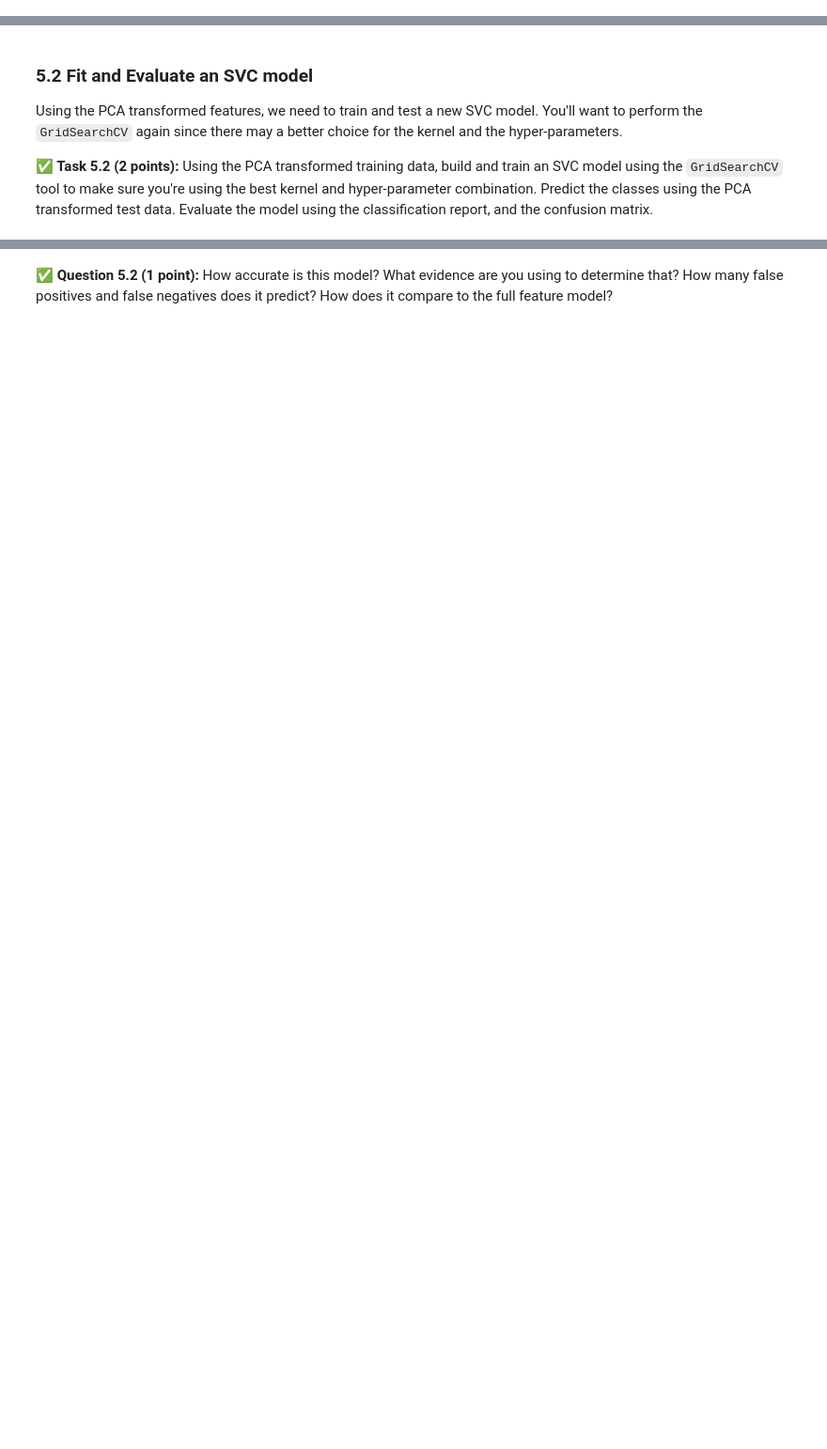
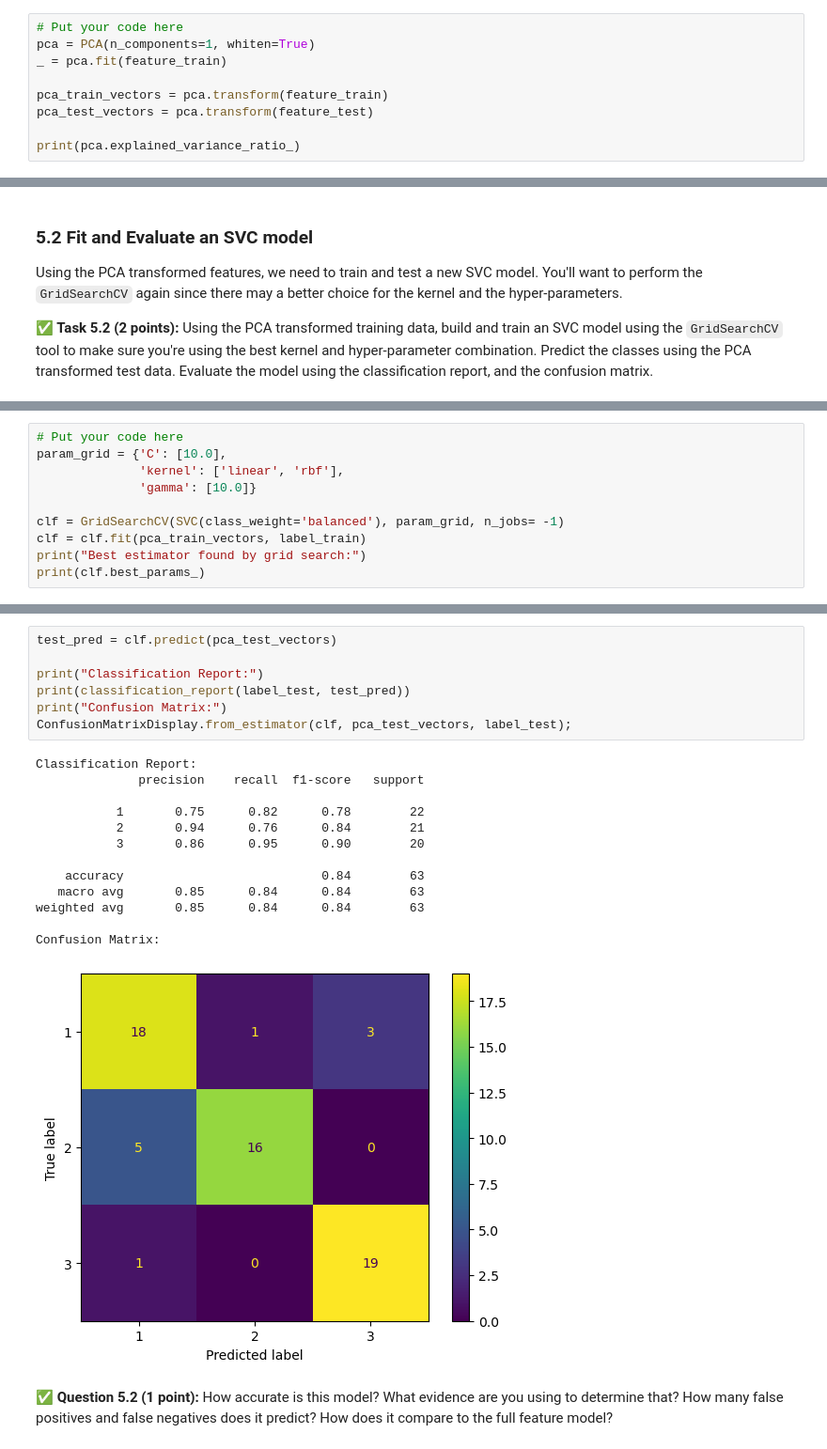
Before and after one commit to nathanjtaylor/CMSE202-f24-turnin, a Jupyter notebook: hw-04/hw-04.ipynb, the cells around one changed output, grey strips where cells are left out. Shown at 94% size. Cells and saved outputs as stored; diff of their text form; blank space fills up the shorter version.

```diff
--- a/hw-04/hw-04.ipynb
+++ b/hw-04/hw-04.ipynb
@@ -338,0 +338,9 @@ Since we have 7 total features to start with, let's see how well we can do with
+# %%
+# Put your code here
+pca = PCA(n_components=1, whiten=True)
+_ = pca.fit(feature_train)
+
+pca_train_vectors = pca.transform(feature_train)
+pca_test_vectors = pca.transform(feature_test)
+
+print(pca.explained_variance_ratio_)
@@ -350,0 +359,10 @@ Using the PCA transformed features, we need to train and test a new SVC model. Y
+# %%
+# Put your code here
+param_grid = {'C': [10.0],
+              'kernel': ['linear', 'rbf'],
+              'gamma': [10.0]}
+
+clf = GridSearchCV(SVC(class_weight='balanced'), param_grid, n_jobs= -1)
+clf = clf.fit(pca_train_vectors, label_train)
+print("Best estimator found by grid search:")
+print(clf.best_params_)
@@ -351,2 +372,23 @@ Using the PCA transformed features, we need to train and test a new SVC model. Y
+# %%
+test_pred = clf.predict(pca_test_vectors)
+
+print("Classification Report:")
+print(classification_report(label_test, test_pred))
+print("Confusion Matrix:")
+ConfusionMatrixDisplay.from_estimator(clf, pca_test_vectors, label_test);
+# %% [output]
+Classification Report:
+              precision    recall  f1-score   support
+
+           1       0.75      0.82      0.78        22
+           2       0.94      0.76      0.84        21
+           3       0.86      0.95      0.90        20
+
+    accuracy                           0.84        63
+   macro avg       0.85      0.84      0.84        63
+weighted avg       0.85      0.84      0.84        63
+
+Confusion Matrix:
+[figure, added]
 # %% [markdown]
 &#9989; **Question 5.2 (1 point):** How accurate is this model? What evidence are you using to determine that? How many false positives and false negatives does it predict? How does it compare to the full feature model?
```
Also changed, not shown: parts of 16 cells of this notebook.
